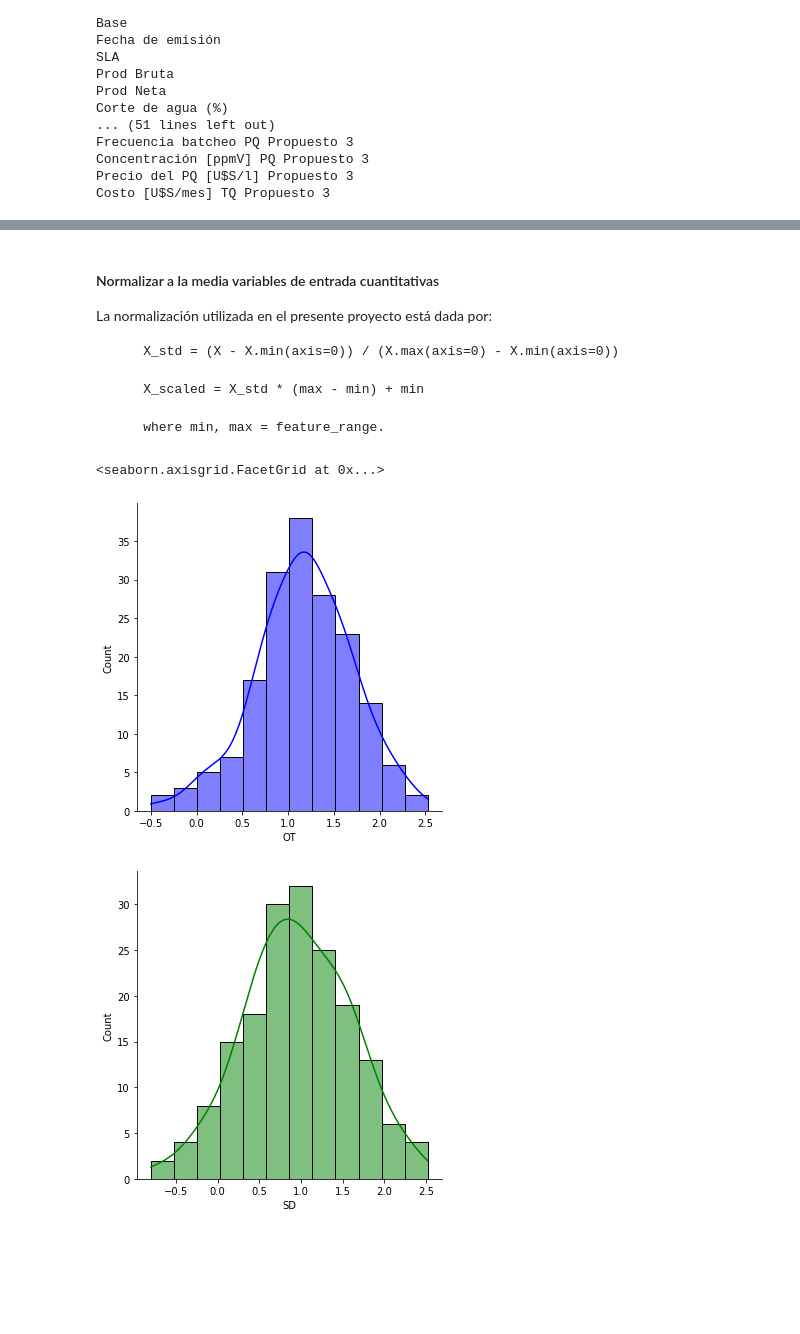
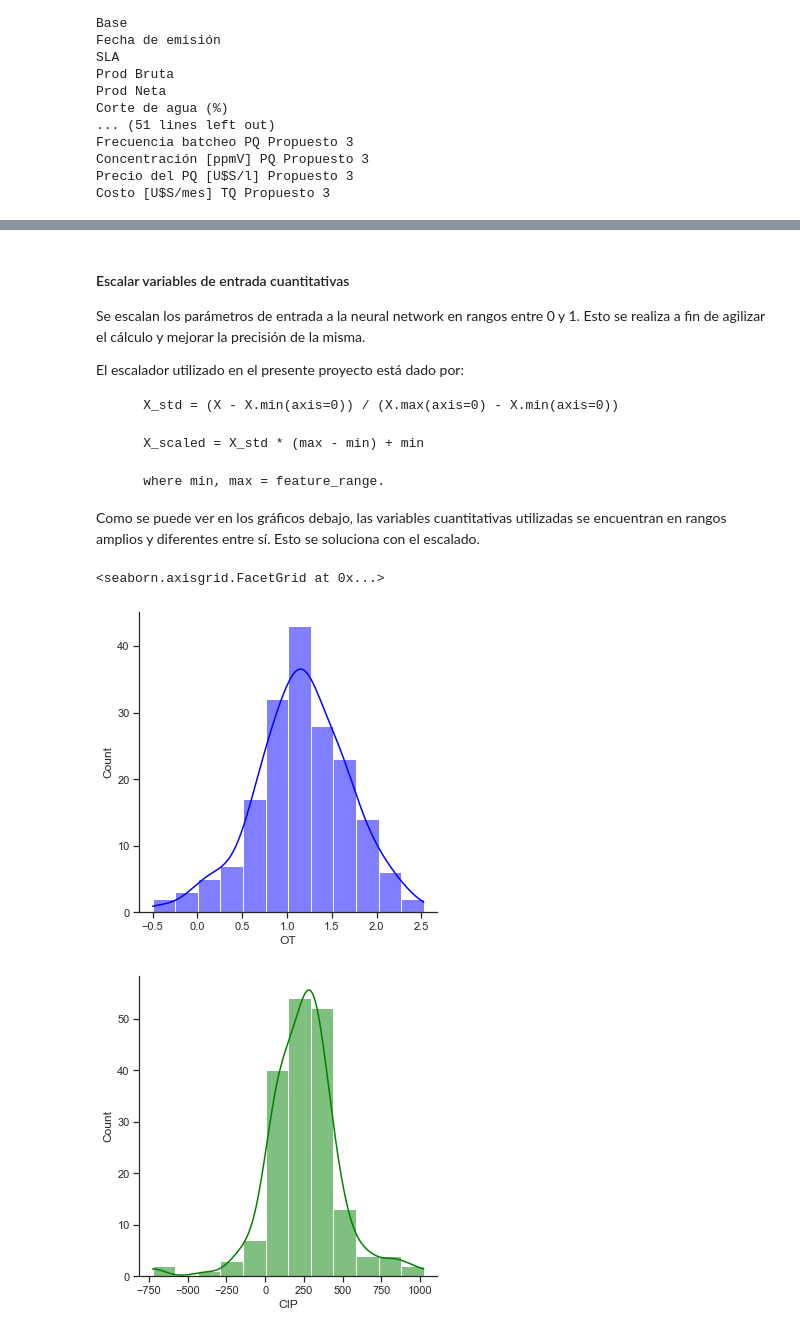
Before and after one commit to GFernandez94/ML-Tratamiento-Quimico-Pozos-Integridad-Corrosion, a Jupyter notebook: Predicción de TQ I&C pozos.ipynb, the cells around one changed output, grey strips where cells are left out. Drawn from its saved outputs; the diff is of its cells as text; code cells hidden in the pictures; blank space fills up the shorter version.

```diff
--- a/Predicción de TQ I&C pozos.ipynb
+++ b/Predicción de TQ I&C pozos.ipynb
@@ -103,10 +111,14 @@ Name: SLA, Length: 177, dtype: object
 # %% [markdown]
-#### Normalizar a la media variables de entrada cuantitativas
+#### Escalar variables de entrada cuantitativas
 
-La normalización utilizada en el presente proyecto está dada por:
+Se escalan los parámetros de entrada a la neural network en rangos entre 0 y 1. Esto se realiza a fin de agilizar el cálculo y mejorar la precisión de la misma.
+
+El escalador utilizado en el presente proyecto está dado por:
 
         X_std = (X - X.min(axis=0)) / (X.max(axis=0) - X.min(axis=0))
 
         X_scaled = X_std * (max - min) + min
 
         where min, max = feature_range.
+
+Como se puede ver en los gráficos debajo, las variables cuantitativas utilizadas se encuentran en rangos amplios y diferentes entre sí. Esto se soluciona con el escalado.
@@ -115,7 +125,7 @@ var_cuant=df[['SD','OT','CIP', 'Prod Bruta', 'Prod Neta','Corr según H2S (g)','
 # %%
 sns.displot(df['OT'], kind='hist', kde=True, bins=int(6/0.5), color = 'blue')
-sns.displot(df['SD'], kind='hist', kde=True, bins=int(6/0.5), color = 'green')
+sns.displot(df['CIP'], kind='hist', kde=True, bins=int(6/0.5), color = 'green')
 # %% [output]
 <seaborn.axisgrid.FacetGrid at 0x...>
-[figure, old version]
+[figure, new version]
-[figure, old version]
+[figure, new version]
```
Also changed, not shown: parts of 38 cells of this notebook, 2 other files.
